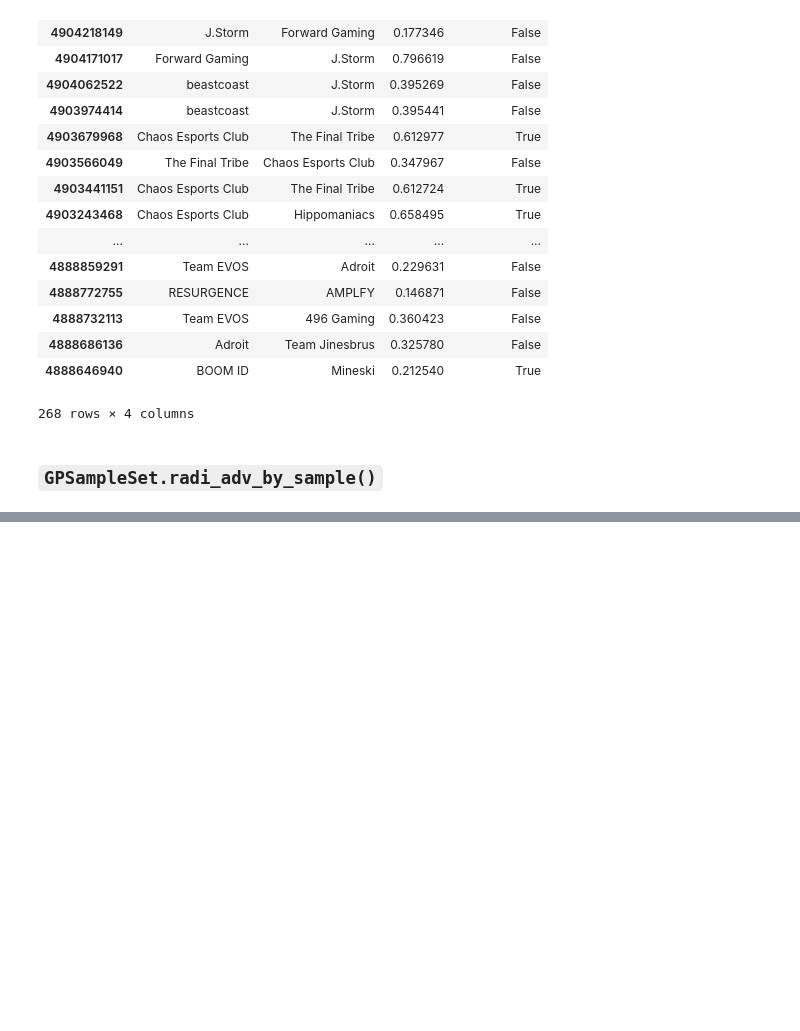
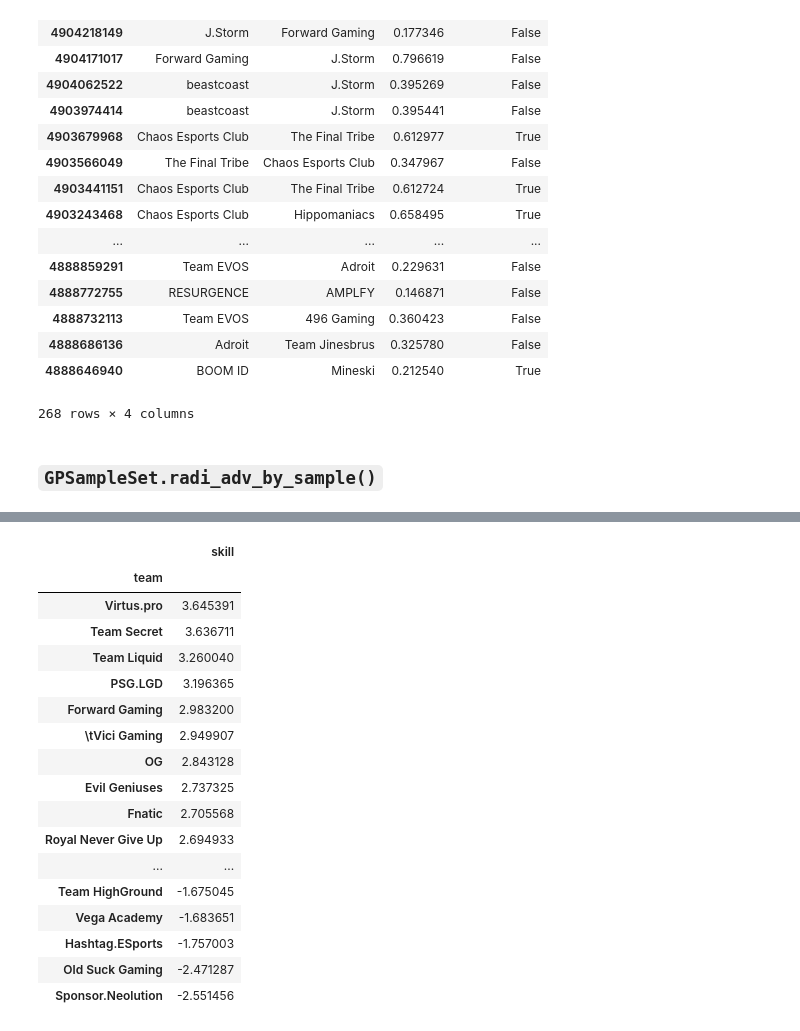
Before and after one commit to yl3/dota2, a Jupyter notebook: notebooks/10-test_numerical_optimisation.20190731.ipynb, the cells around one changed output, grey strips where cells are left out. Saved outputs shown, nothing was run; the diff lists cells and outputs as text; code cells hidden in the pictures; blank space fills up the shorter version.

```diff
--- a/notebooks/10-test_numerical_optimisation.20190731.ipynb
+++ b/notebooks/10-test_numerical_optimisation.20190731.ipynb
@@ -425,0 +412,26 @@ plt.scatter(range(len(first_match_win_probs)),
+# %%
+team_skills = (all_players.assign(skill=skills_by_player)
+               .sort_values("skill")
+               .groupby("team").agg({"skill": lambda x: sum(x[-5:])})
+               .sort_values("skill", ascending=False))
+with pd.option_context('max_rows', 1000):
+    display(team_skills)
+# %% [output]
+|  | skill |
+| team |  |
+| Virtus.pro | 3.645391 |
+| Team Secret | 3.636711 |
+| Team Liquid | 3.260040 |
+| PSG.LGD | 3.196365 |
+| Forward Gaming | 2.983200 |
+| \tVici Gaming | 2.949907 |
+| OG | 2.843128 |
+| Evil Geniuses | 2.737325 |
+| Fnatic | 2.705568 |
+| Royal Never Give Up | 2.694933 |
+| ... | ... |
+| Team HighGround | -1.675045 |
+| Vega Academy | -1.683651 |
+| Hashtag.ESports | -1.757003 |
+| Old Suck Gaming | -2.471287 |
+| Sponsor.Neolution | -2.551456 |
```
Also changed, not shown: parts of 48 cells of this notebook, 4 other files.
